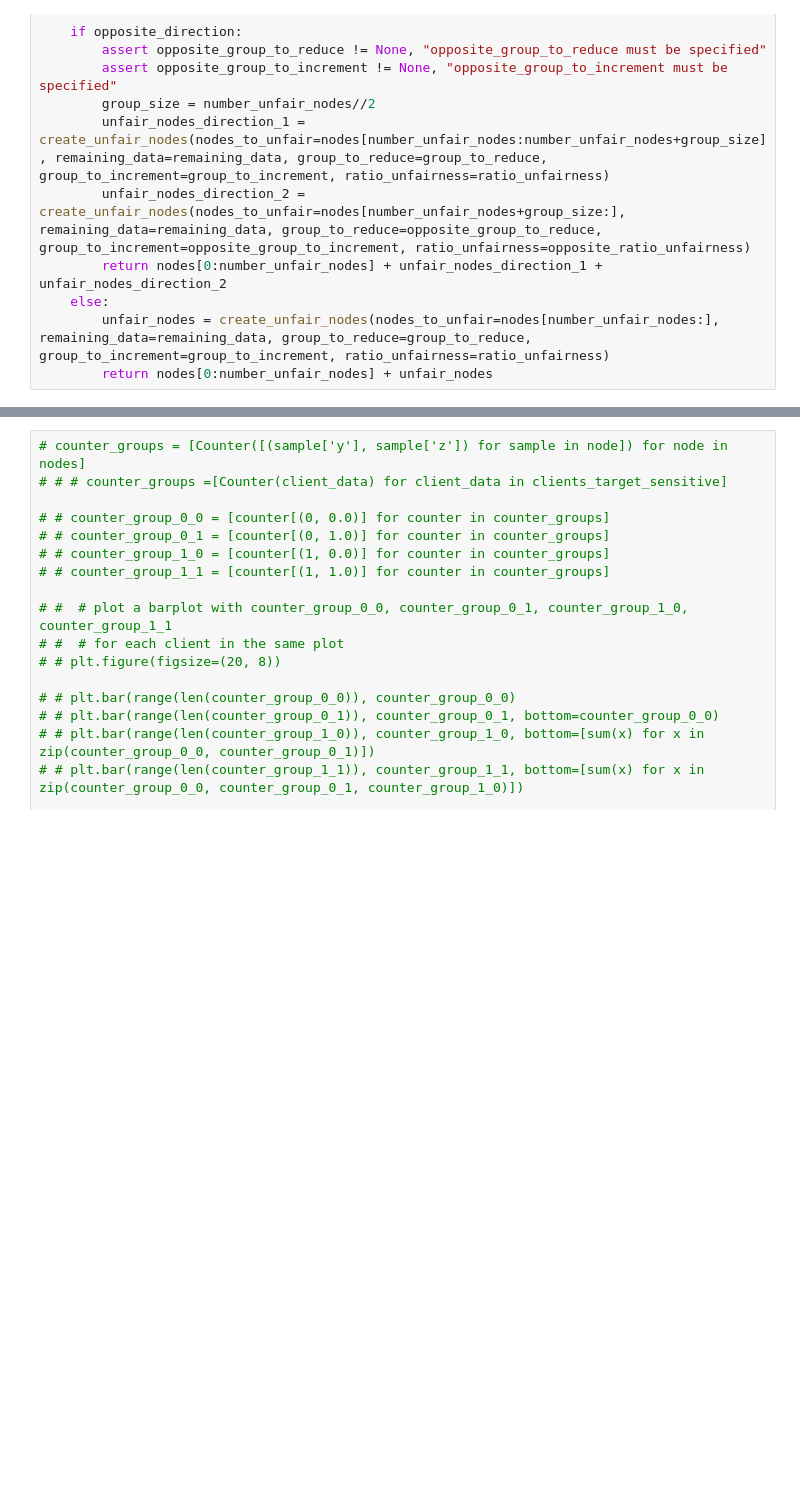
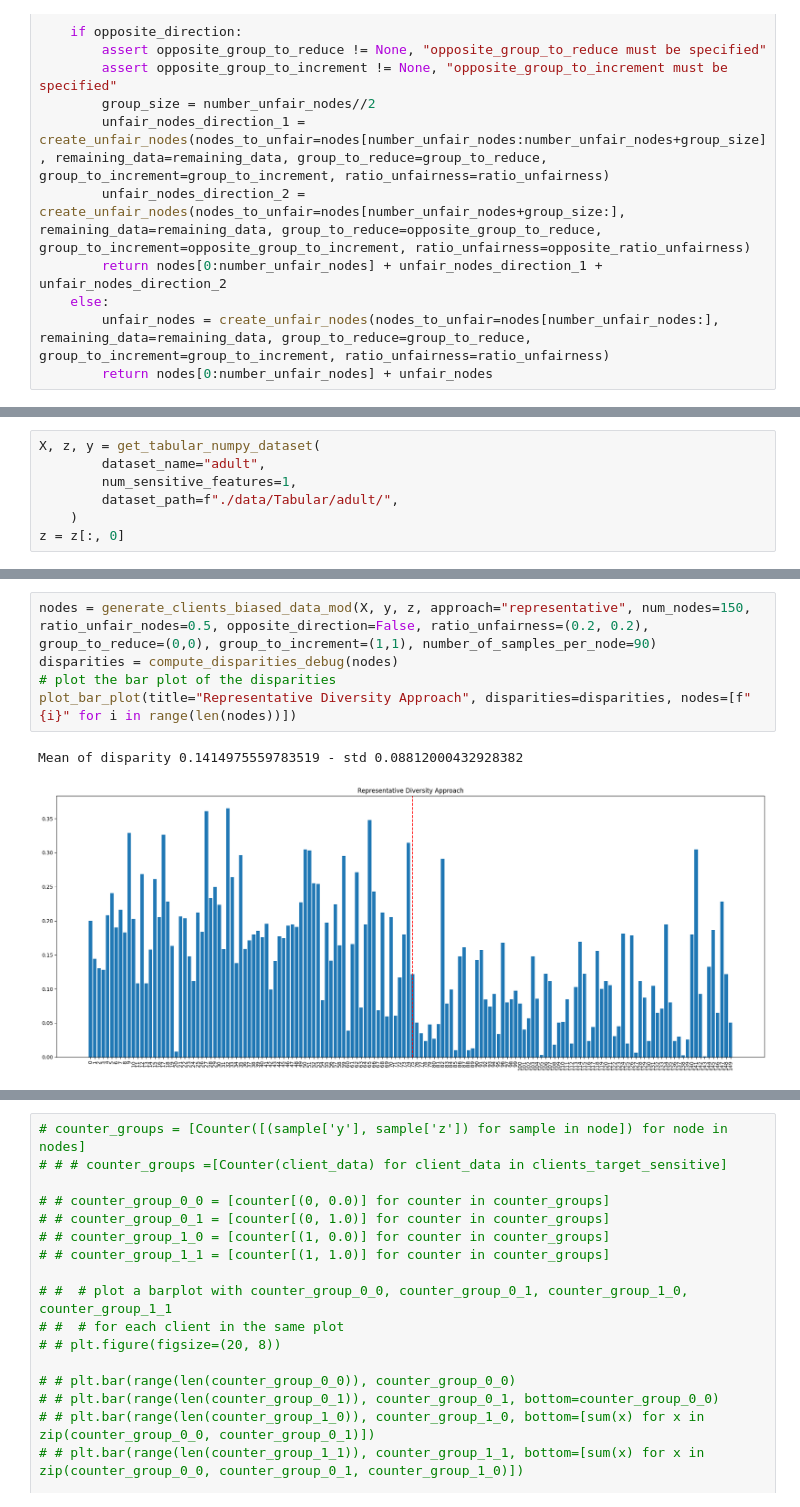
Before and after one commit to lucacorbucci/PUFFLE, a Jupyter notebook: dutch.ipynb, the cells around one changed output, grey strips where cells are left out. Drawn from its saved outputs; the diff is of its cells as text; blank space fills up the shorter version.

Commit message:
new notebooks with study and plots

```diff
--- a/dutch.ipynb
+++ b/dutch.ipynb
@@ -530,2 +530,9 @@ z = z[:, 0]
 # %% [output]
 Using ['sex_binary'] as sensitive feature(s).
+# %%
+X, z, y = get_tabular_numpy_dataset(
+        dataset_name="adult",
+        num_sensitive_features=1,
+        dataset_path=f"./data/Tabular/adult/",
+    )
+z = z[:, 0]
@@ -531,0 +552,8 @@ Using ['sex_binary'] as sensitive feature(s).
+# %%
+nodes = generate_clients_biased_data_mod(X, y, z, approach="representative", num_nodes=150, ratio_unfair_nodes=0.5, opposite_direction=False, ratio_unfairness=(0.2, 0.2), group_to_reduce=(0,0), group_to_increment=(1,1), number_of_samples_per_node=90)
+disparities = compute_disparities_debug(nodes)
+# plot the bar plot of the disparities
+plot_bar_plot(title="Representative Diversity Approach", disparities=disparities, nodes=[f"{i}" for i in range(len(nodes))])
+# %% [output]
+Mean of disparity 0.1414975559783519 - std 0.08812000432928382
+[figure, added]
```
Also changed, not shown: parts of 23 cells of this notebook, 3 other files.
